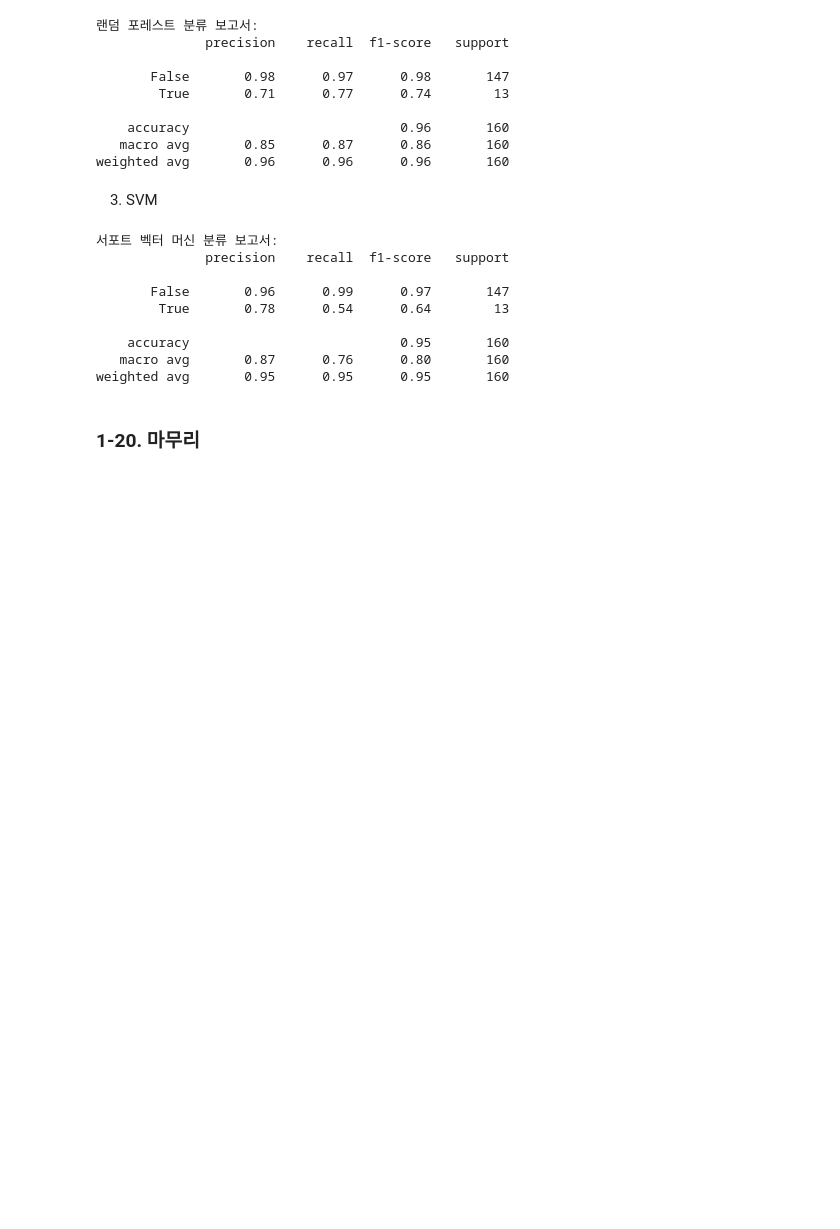
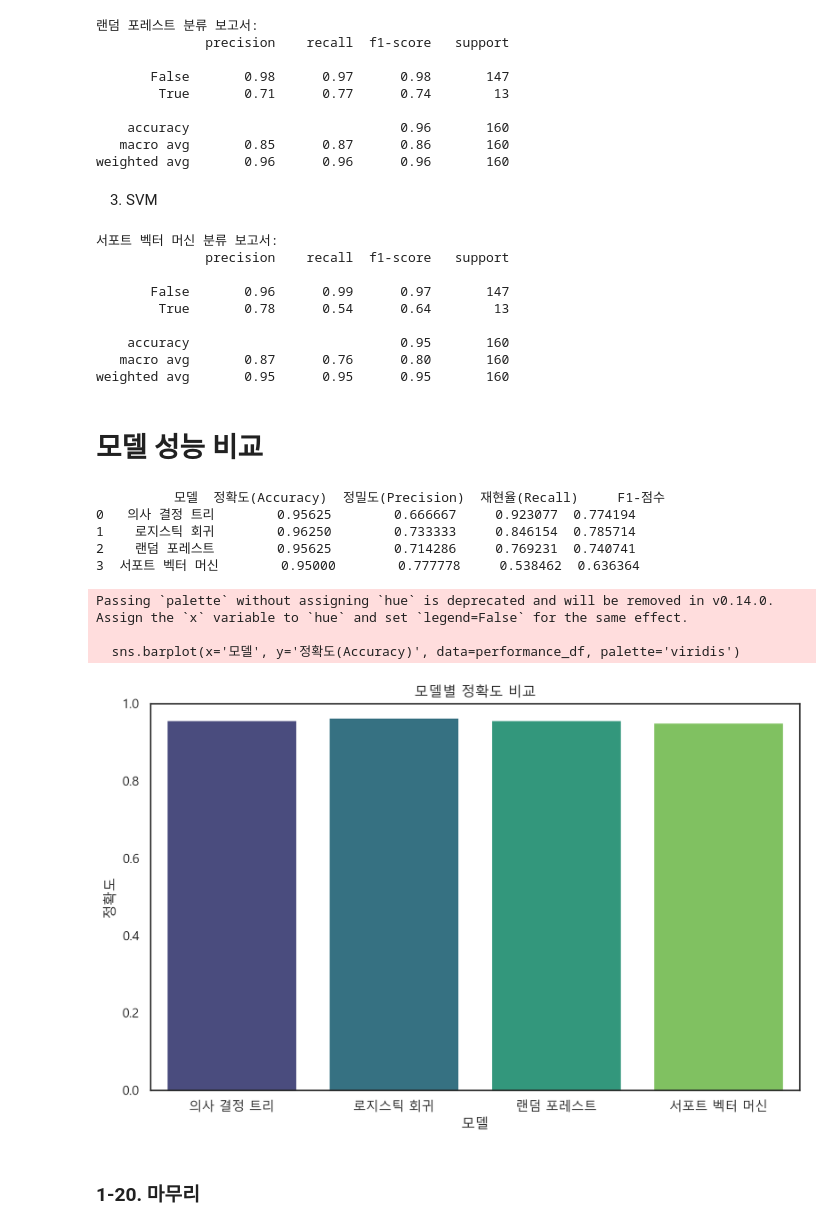
Before and after one commit to shualoalumin/AIFFEL_quest_cr, a Jupyter notebook: MainQuest/Quest02/MainQuest02_Pokemon.ipynb, the cells around one changed output. Cells and saved outputs as stored; diff of their text form; code cells hidden in the pictures; blank space fills up the shorter version.

```diff
--- a/MainQuest/Quest02/MainQuest02_Pokemon.ipynb
+++ b/MainQuest/Quest02/MainQuest02_Pokemon.ipynb
@@ -1087,5 +1087,60 @@ print(classification_report(y_test, y_pred_svm))
     accuracy                           0.95       160
    macro avg       0.87      0.76      0.80       160
 weighted avg       0.95      0.95      0.95       160
+# %% [markdown]
+# 모델 성능 비교
+# %%
+from sklearn.metrics import accuracy_score, precision_score, recall_score, f1_score
+
+# 모델 리스트
+models = {
+    '의사 결정 트리': model,  # 이전에 학습한 Decision Tree
+    '로지스틱 회귀': logreg,
+    '랜덤 포레스트': rf,
+    '서포트 벡터 머신': svm,
+}
+
+# 성능 지표 초기화
+performance = {
+    '모델': [],
+    '정확도(Accuracy)': [],
+    '정밀도(Precision)': [],
+    '재현율(Recall)': [],
+    'F1-점수': []
+}
+
+# 각 모델별 성능 지표 계산
+for name, mdl in models.items():
+    y_pred = mdl.predict(X_test)
+    performance['모델'].append(name)
+    performance['정확도(Accuracy)'].append(accuracy_score(y_test, y_pred))
+    performance['정밀도(Precision)'].append(precision_score(y_test, y_pred))
+    performance['재현율(Recall)'].append(recall_score(y_test, y_pred))
+    performance['F1-점수'].append(f1_score(y_test, y_pred))
+
+# 데이터프레임으로 변환
+performance_df = pd.DataFrame(performance)
+
+# 성능 지표 출력
+print(performance_df)
+
+# 시각화 (정확도 비교)
+plt.figure(figsize=(10, 6))
+sns.barplot(x='모델', y='정확도(Accuracy)', data=performance_df, palette='viridis')
+plt.title('모델별 정확도 비교')
+plt.ylabel('정확도')
+plt.xlabel('모델')
+plt.ylim(0, 1)
+plt.show()
+# %% [output]
+          모델  정확도(Accuracy)  정밀도(Precision)  재현율(Recall)     F1-점수
+0   의사 결정 트리        0.95625        0.666667     0.923077  0.774194
+1    로지스틱 회귀        0.96250        0.733333     0.846154  0.785714
+2    랜덤 포레스트        0.95625        0.714286     0.769231  0.740741
+3  서포트 벡터 머신        0.95000        0.777778     0.538462  0.636364
+Passing `palette` without assigning `hue` is deprecated and will be removed in v0.14.0. Assign the `x` variable to `hue` and set `legend=False` for the same effect.
+
+  sns.barplot(x='모델', y='정확도(Accuracy)', data=performance_df, palette='viridis')
+[figure, added]
 # %% [markdown]
 ### 1-20. 마무리
```
Also changed, not shown: parts of 2 cells of this notebook.
